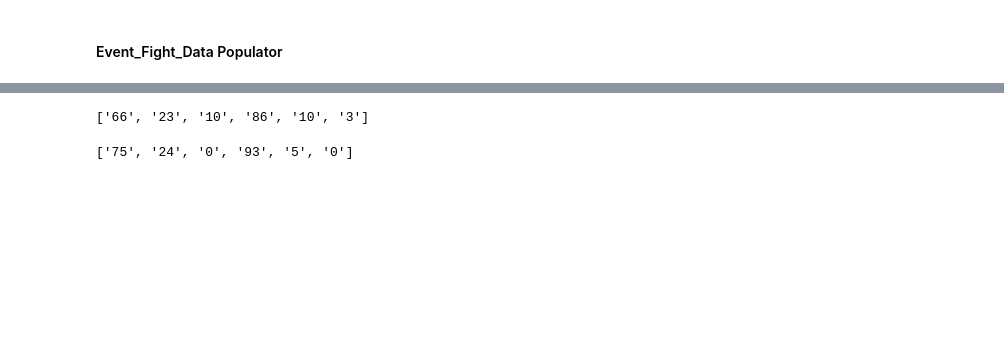
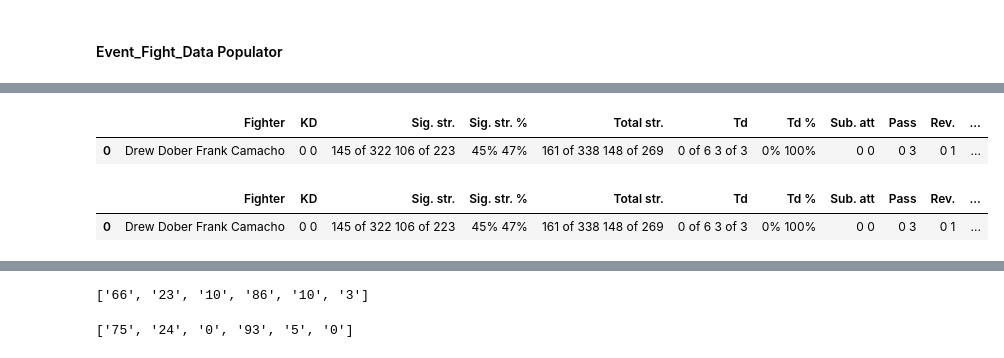
Before and after one commit to Neji128/Creating-a-SQL-Server-via-Web-Scrapping, a Jupyter notebook: data/Web_Scrapping.ipynb, the cells around one changed output, grey strips where cells are left out. Cells and saved outputs as stored; diff of their text form; code cells hidden in the pictures; blank space fills up the shorter version.

```diff
--- a/data/Web_Scrapping.ipynb
+++ b/data/Web_Scrapping.ipynb
@@ -421,0 +527,11 @@ test_stats = test_soup.findAll('i', attrs={'class': re.compile('b-fight-details_
+# %%
+fight_summary
+# %% [output]
+|  | Fighter | KD | Sig. str. | Sig. str. % | Total str. | Td | Td % | Sub. att | Pass | Rev. | ... |
+| 0 | Drew Dober Frank Camacho | 0 0 | 145 of 322 106 of 223 | 45% 47% | 161 of 338 148 of 269 | 0 of 6 3 of 3 | 0% 100% | 0 0 | 0 3 | 0 1 | ... |
+# %%
+fight_summary.drop('Sig. str', axis=1, inplace=True)
+fight_summary
+# %% [output]
+|  | Fighter | KD | Sig. str. | Sig. str. % | Total str. | Td | Td % | Sub. att | Pass | Rev. | ... |
+| 0 | Drew Dober Frank Camacho | 0 0 | 145 of 322 106 of 223 | 45% 47% | 161 of 338 148 of 269 | 0 of 6 3 of 3 | 0% 100% | 0 0 | 0 3 | 0 1 | ... |
```
Also changed, not shown: parts of 30 cells of this notebook, 5 other files.
